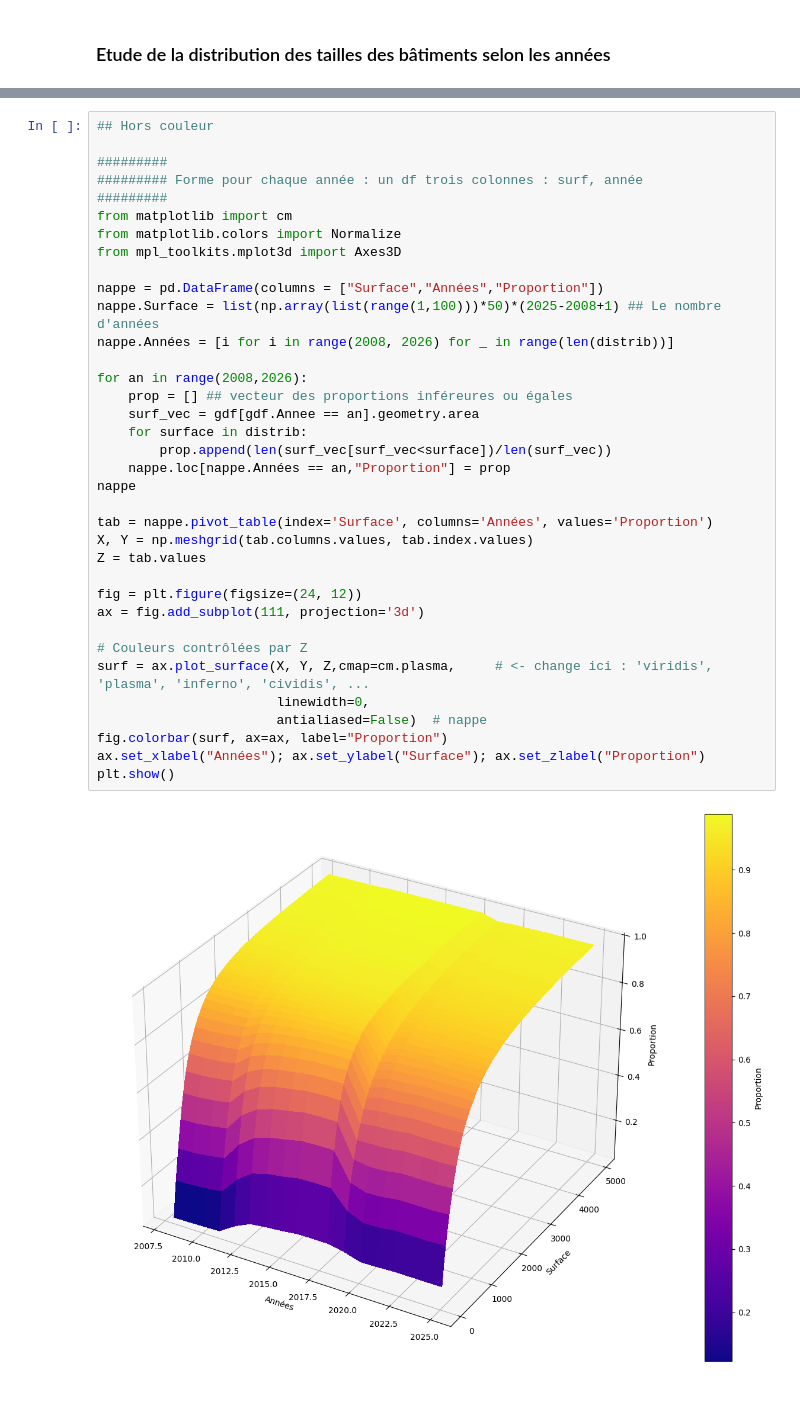
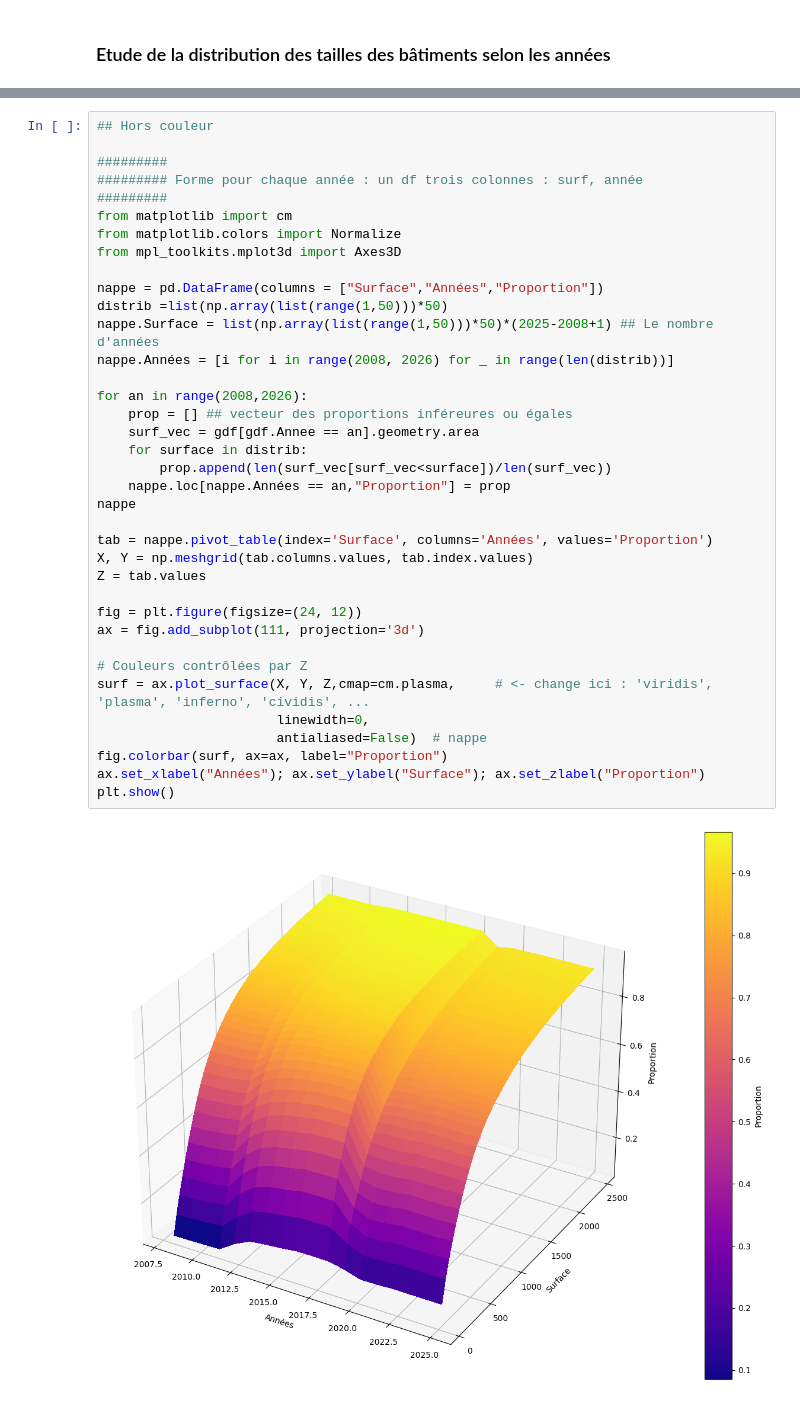
Before and after one commit to xdalp/projet3A, a Jupyter notebook: stat_desc.ipynb, the cells around one changed output, grey strips where cells are left out. Drawn from its saved outputs; the diff is of its cells as text.

```diff
--- a/stat_desc.ipynb
+++ b/stat_desc.ipynb
@@ -1334,32 +1335,33 @@ plt.plot(prop)
 from matplotlib import cm
 from matplotlib.colors import Normalize
 from mpl_toolkits.mplot3d import Axes3D
 
 nappe = pd.DataFrame(columns = ["Surface","Années","Proportion"])
-nappe.Surface = list(np.array(list(range(1,100)))*50)*(2025-2008+1) ## Le nombre d'années
+distrib =list(np.array(list(range(1,50)))*50)
+nappe.Surface = list(np.array(list(range(1,50)))*50)*(2025-2008+1) ## Le nombre d'années
 nappe.Années = [i for i in range(2008, 2026) for _ in range(len(distrib))]
 
 for an in range(2008,2026):
     prop = [] ## vecteur des proportions inféreures ou égales
     surf_vec = gdf[gdf.Annee == an].geometry.area
     for surface in distrib:
         prop.append(len(surf_vec[surf_vec<surface])/len(surf_vec))
     nappe.loc[nappe.Années == an,"Proportion"] = prop
 nappe
 
 tab = nappe.pivot_table(index='Surface', columns='Années', values='Proportion')
 X, Y = np.meshgrid(tab.columns.values, tab.index.values)
 Z = tab.values
 
 fig = plt.figure(figsize=(24, 12))
 ax = fig.add_subplot(111, projection='3d')
 
 # Couleurs contrôlées par Z
 surf = ax.plot_surface(X, Y, Z,cmap=cm.plasma,     # <- change ici : 'viridis', 'plasma', 'inferno', 'cividis', ...
                        linewidth=0,
                        antialiased=False)  # nappe
 fig.colorbar(surf, ax=ax, label="Proportion")
 ax.set_xlabel("Années"); ax.set_ylabel("Surface"); ax.set_zlabel("Proportion")
 plt.show()
 # %% [output]
-[figure, old version]
+[figure, new version]
```
Also changed, not shown: parts of 13 cells of this notebook.
